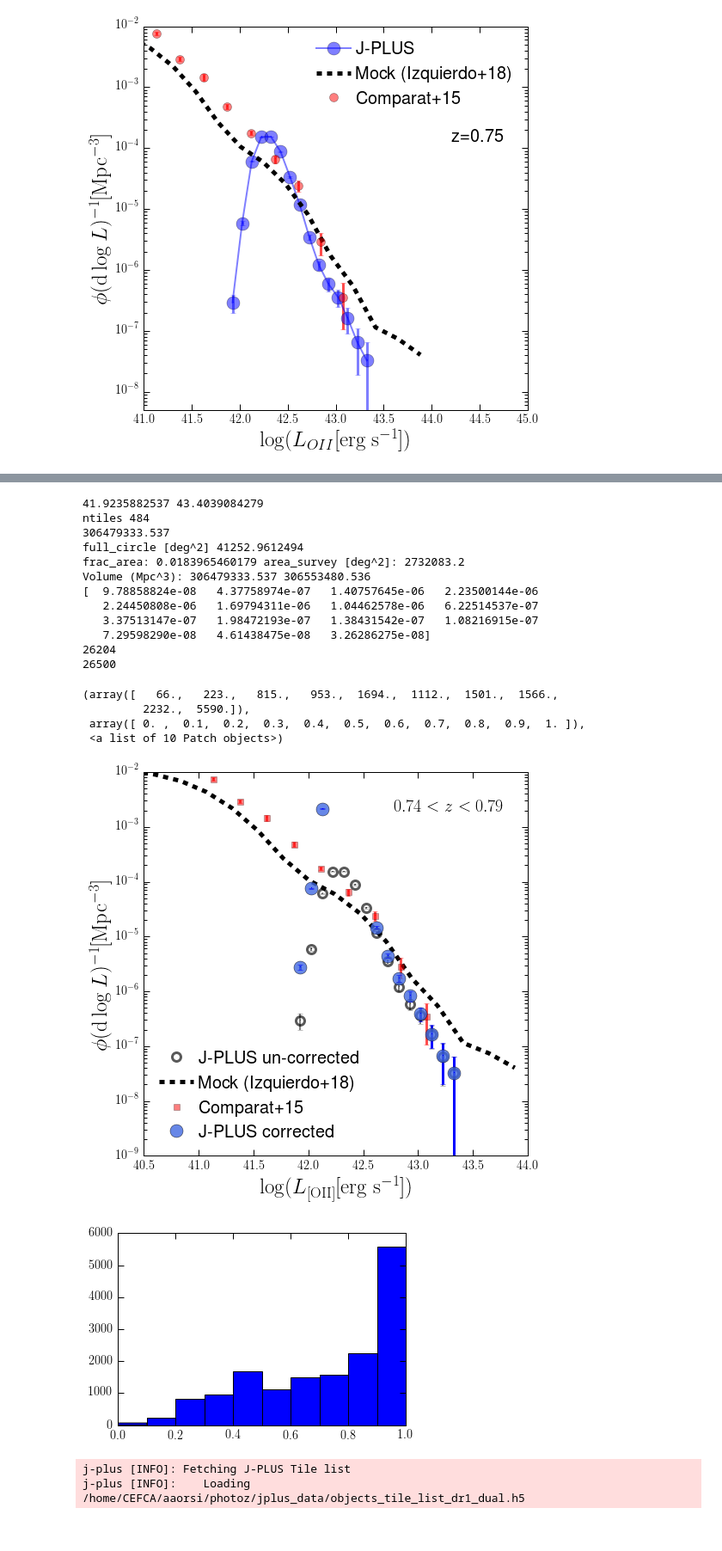
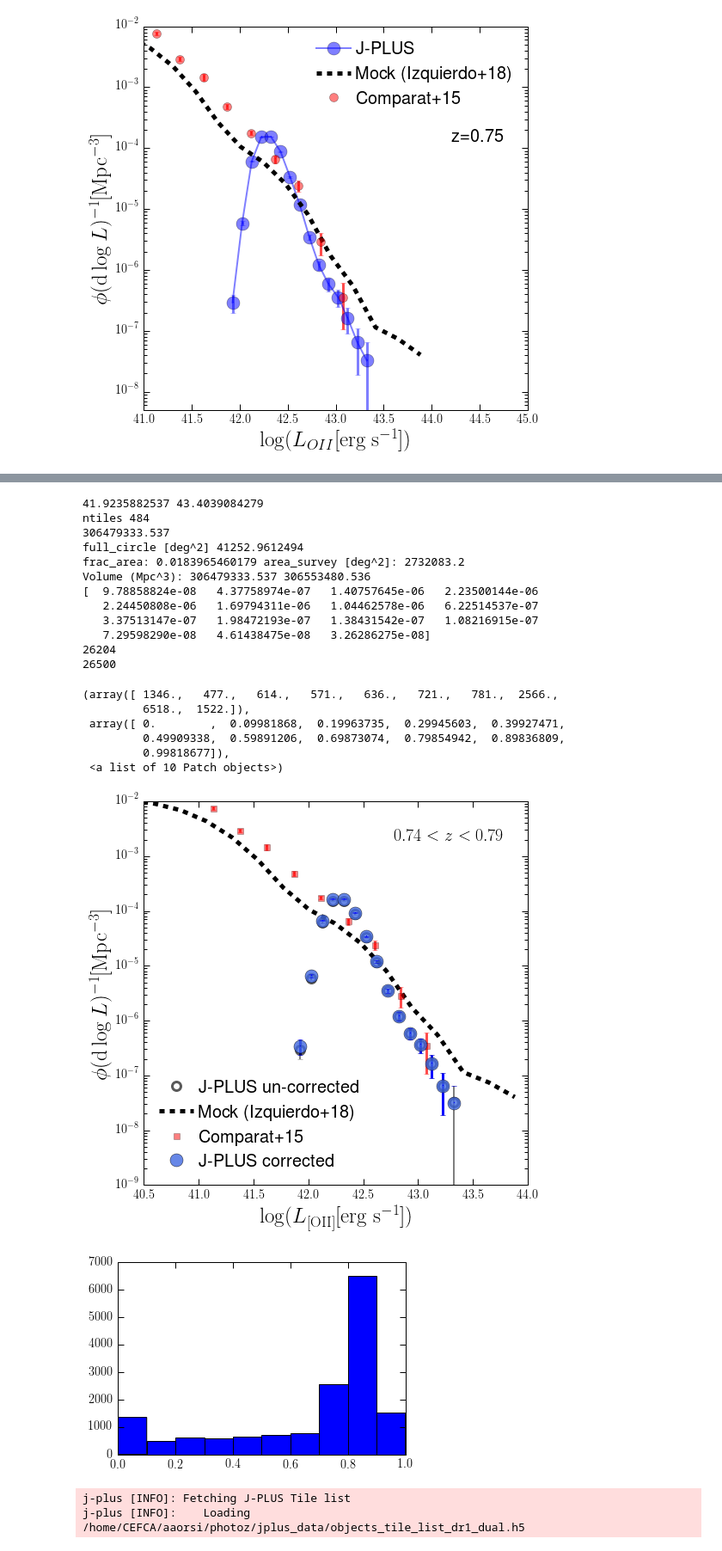
Before and after one commit to aaorsi/ELG_analysis, a Jupyter notebook: LFandclustering.ipynb, the cells around one changed output, grey strips where cells are left out. Shown at 86% size. Drawn from its saved outputs; the diff is of its cells as text; code cells hidden in the pictures.

```diff
--- a/LFandclustering.ipynb
+++ b/LFandclustering.ipynb
@@ -129,9 +129,12 @@ ntiles = len(alltiles)
 
 gcat = dcat # Use all objects in gcat to sample completeness
 magrrange = [20,24] #Magnitude range in r band
-nmags     = 20 #Sample each magnitude bin nmags times
-nl = 10
+nmags     = 10 #Sample each magnitude bin nmags times
+nl = 5
 noff = 1.0
+
+min_dm = 0.4
+
 
 nboff = np.linspace(-noff,0,nl)
 ptile = 55
@@ -153,7 +156,7 @@ groupby = 'lum_line' #dm or lum_line
 
 min_oii = 41.0 if groupby == 'lum_line' else -5.0
 max_oii = 44.0 if groupby == 'lum_line' else 5.0
-lbin    = 0.1     if groupby == 'lum_line' else 0.1
+lbin    = 0.05     if groupby == 'lum_line' else 0.1
 
 nbins = int(np.floor((max_oii-min_oii)/lbin+1))
 print min_oii,max_oii
@@ -198,9 +201,13 @@ for it in range(ntiles):
             mdelta = np.random.normal(0, gtile[mag][ig,1],nmags*nl)
             test_gals[mag][ik:ik+nmags*nl] = mf #+ mdelta
             if mag == 'J0660':
+                dm_ig = gtile['dm'][ig] if gtile['dm'][ig] > min_dm else min_dm
+                nbvar = np.linspace(-noff, min_dm - dm_ig, nl)
                 for iil in range(nl):
-                    test_gals[mag][ik+nmags*iil:ik+nmags*(iil+1)] += nboff[iil]
+#                    test_gals[mag][ik+nmags*iil:ik+nmags*(iil+1)] += nboff[iil]
+                    test_gals[mag][ik+nmags*iil:ik+nmags*(iil+1)] += nbvar[iil]
 
+                """
                 if ig ==0 and it ==0:
                     print 'mag_J0660:', gtile[mag][ig,0]
                     print 'magr_arr'
@@ -236,7 +243,7 @@ for it in range(ntiles):
                     print 'nboff tiled'
                     print np.tile(nboff,nmags)
 
-
+                """
 
 
             if ig ==pgal and it == ptile and DoPlots:
@@ -425,7 +432,7 @@ for it in range(ntiles):
         ccf = cf(ll)
         gal_oii['weight_c'][iid] = (1./10**(ccf)) if ccf > -5 else -5
 
-        gal_oii['weight_c'][iid] *= 1./snrfunc(gal_oii['rSDSS'][iid,0])
+        #gal_oii['weight_c'][iid] *= 1./snrfunc(gal_oii['J0660'][iid,0])
 
 
  #       if ccf < -90:
@@ -443,38 +450,40 @@ phi2, lbb2 = np.histogram(np.log10(loii),bins=nbins,
 errs2 =np.sqrt(phi2)/(volume * lbin)
 
 ax.semilogy(binarr, phi2/volume/lbin,'o',linewidth=2,markersize=15,label='J-PLUS corrected',
             alpha=.8,color='RoyalBlue')
 ax.errorbar(binarr, phi2/volume/lbin, yerr = errs2, fmt='b,',alpha=1.0,elinewidth=3)
 
 
 ax.set_xlim([40.5,44])
 ax.set_ylim([1e-9,1e-2])
 ax.text(0.65,0.9,r'$0.74<z<0.79$',transform=ax.transAxes,fontsize=20)
 ax.legend(loc='lower left',fontsize=20)
 
 
 plt.figure('xx')
 
 plt.hist(snrfunc(gal_oii['rSDSS'][:,0]))
 # %% [output]
 41.9235882537 43.4039084279
 ntiles 484
 306479333.537
 full_circle [deg^2] 41252.9612494
 frac_area: 0.0183965460179 area_survey [deg^2]: 2732083.2
 Volume (Mpc^3): 306479333.537 306553480.536
 [  9.78858824e-08   4.37758974e-07   1.40757645e-06   2.23500144e-06
    2.24450808e-06   1.69794311e-06   1.04462578e-06   6.22514537e-07
    3.37513147e-07   1.98472193e-07   1.38431542e-07   1.08216915e-07
    7.29598290e-08   4.61438475e-08   3.26286275e-08]
 26204
 26500
-(array([   66.,   223.,   815.,   953.,  1694.,  1112.,  1501.,  1566.,
-         2232.,  5590.]),
- array([ 0. ,  0.1,  0.2,  0.3,  0.4,  0.5,  0.6,  0.7,  0.8,  0.9,  1. ]),
+(array([ 1346.,   477.,   614.,   571.,   636.,   721.,   781.,  2566.,
+         6518.,  1522.]),
+ array([ 0.        ,  0.09981868,  0.19963735,  0.29945603,  0.39927471,
+         0.49909338,  0.59891206,  0.69873074,  0.79854942,  0.89836809,
+         0.99818677]),
  <a list of 10 Patch objects>)
-[figure, old version]
+[figure, new version]
-[figure, old version]
+[figure, new version]
 # %%
 import pymangle
 generate_random_mask = False
```
Also changed, not shown: parts of 2 cells of this notebook, 2 other files.
